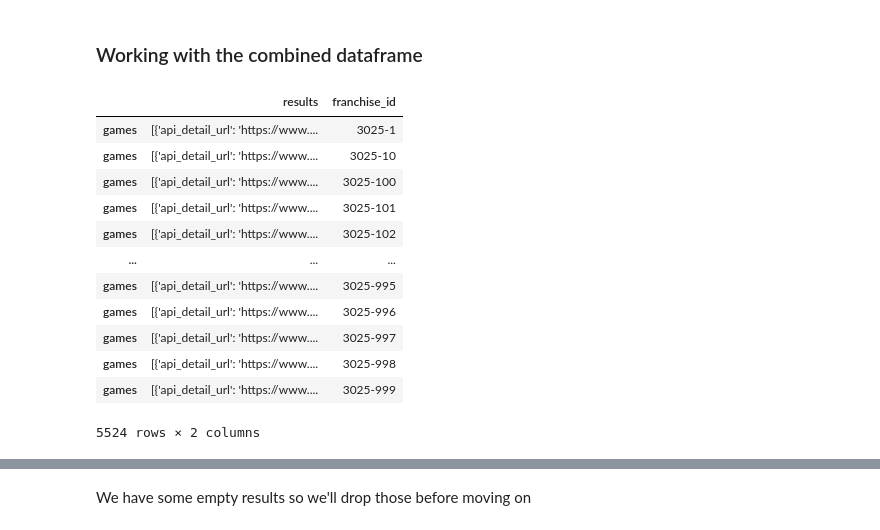
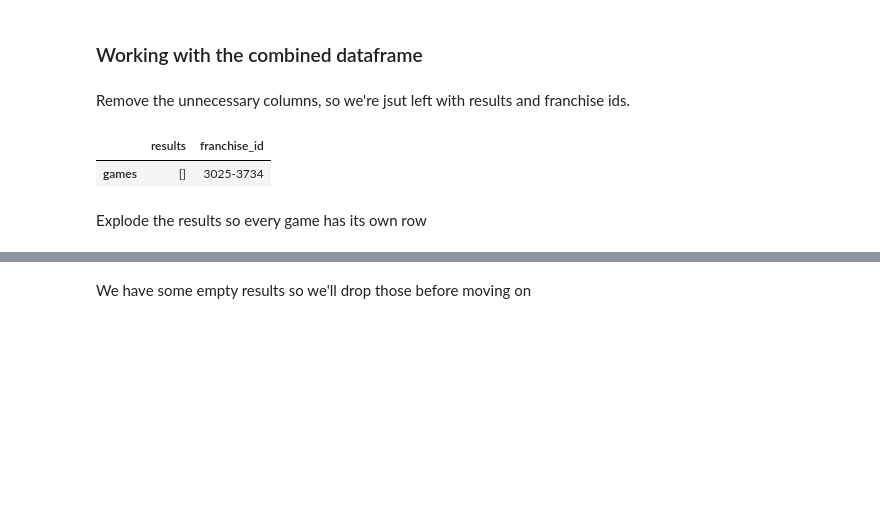
Before and after one commit to adambrennan150/Franchises, a Jupyter notebook: GiantBomb.ipynb, the cells around one changed output, grey strips where cells are left out. Drawn from its saved outputs; the diff is of its cells as text; code cells hidden in the pictures; blank space fills up the shorter version.

```diff
--- a/GiantBomb.ipynb
+++ b/GiantBomb.ipynb
@@ -251,23 +226,16 @@ games_ids.franchise_id.count()
 And we can now see we have all the values we expected.
 # %% [markdown]
 ### Working with the combined dataframe
+# %% [markdown]
+Remove the unnecessary columns, so we're jsut left with results and franchise ids.
 # %%
 games_ids = drop_unnecessary_columns(games_ids)
-games_ids
+games_ids.sample()
 # %% [output]
 |  | results | franchise_id |
-| games | [{'api_detail_url': 'https://www.... | 3025-1 |
-| games | [{'api_detail_url': 'https://www.... | 3025-10 |
-| games | [{'api_detail_url': 'https://www.... | 3025-100 |
-| games | [{'api_detail_url': 'https://www.... | 3025-101 |
-| games | [{'api_detail_url': 'https://www.... | 3025-102 |
-| ... | ... | ... |
-| games | [{'api_detail_url': 'https://www.... | 3025-995 |
-| games | [{'api_detail_url': 'https://www.... | 3025-996 |
-| games | [{'api_detail_url': 'https://www.... | 3025-997 |
-| games | [{'api_detail_url': 'https://www.... | 3025-998 |
-| games | [{'api_detail_url': 'https://www.... | 3025-999 |
+| games | [] | 3025-3734 |
-5524 rows × 2 columns
+# %% [markdown]
+Explode the results so every game has its own row
 # %%
 games_ids = games_ids.explode("results")
 games_ids.count()
```
Also changed, not shown: parts of 48 cells of this notebook, 2 other files.
